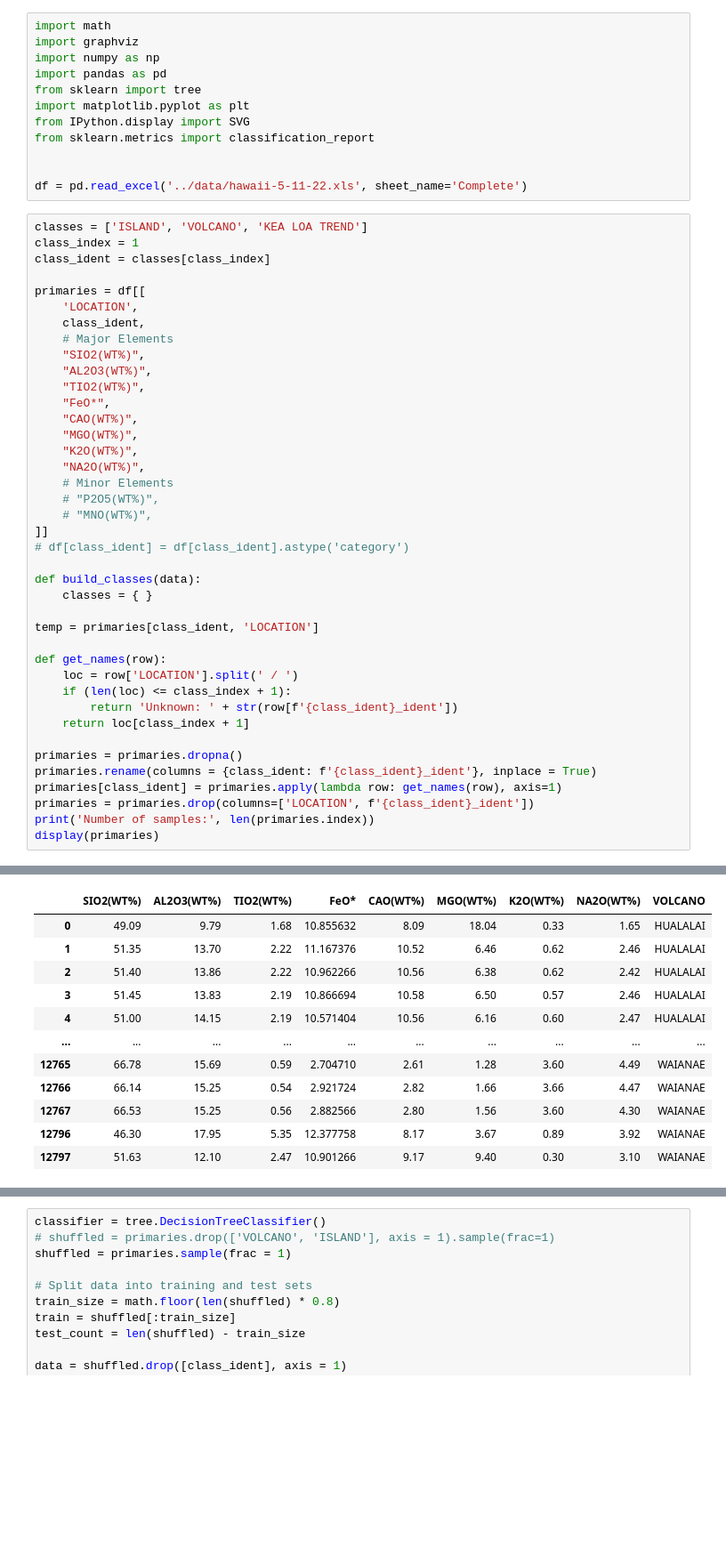
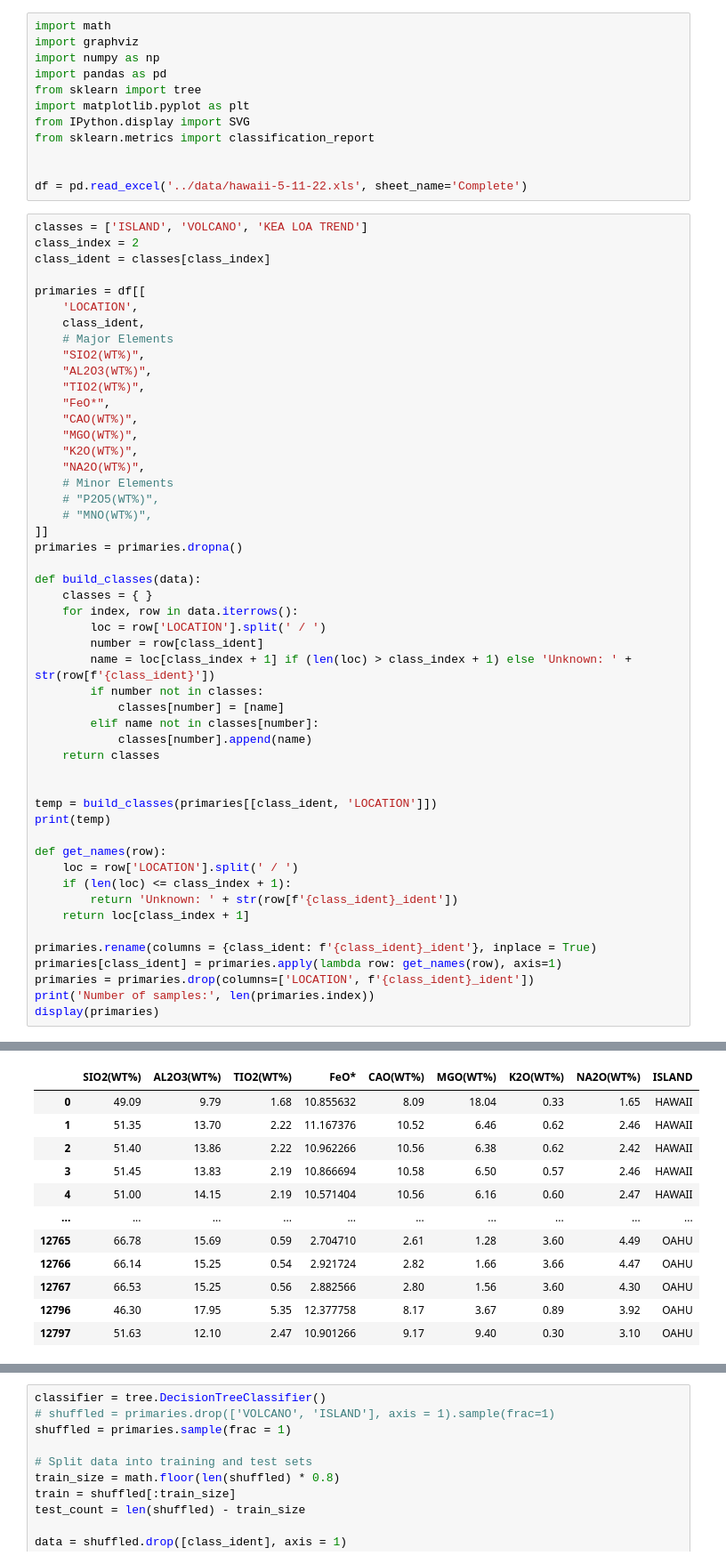
Before and after one commit to miromanestar/LomaGeology, a Jupyter notebook: src/classifer.ipynb, the cells around one changed output, grey strips where cells are left out. Shown at 89% size. Cells and saved outputs as stored; diff of their text form; blank space fills up the shorter version.

Commit message:
Add class name generator

```diff
--- a/src/classifer.ipynb
+++ b/src/classifer.ipynb
@@ -12,7 +12,7 @@ from sklearn.metrics import classification_report
 df = pd.read_excel('../data/hawaii-5-11-22.xls', sheet_name='Complete')
 # %%
 classes = ['ISLAND', 'VOLCANO', 'KEA LOA TREND']
-class_index = 1
+class_index = 2
 class_ident = classes[class_index]
 
 primaries = df[[
@@ -31,12 +31,23 @@ primaries = df[[
     # "P2O5(WT%)",
     # "MNO(WT%)",
 ]]
-# df[class_ident] = df[class_ident].astype('category')
+primaries = primaries.dropna()
 
 def build_classes(data):
     classes = { }
+    for index, row in data.iterrows():
+        loc = row['LOCATION'].split(' / ')
+        number = row[class_ident]
+        name = loc[class_index + 1] if (len(loc) > class_index + 1) else 'Unknown: ' + str(row[f'{class_ident}'])
+        if number not in classes:
+            classes[number] = [name]
+        elif name not in classes[number]:
+            classes[number].append(name)
+    return classes
 
-temp = primaries[class_ident, 'LOCATION']
+
+temp = build_classes(primaries[[class_ident, 'LOCATION']])
+print(temp)
 
 def get_names(row):
     loc = row['LOCATION'].split(' / ')
@@ -44,7 +55,6 @@ def get_names(row):
         return 'Unknown: ' + str(row[f'{class_ident}_ident'])
     return loc[class_index + 1]
 
-primaries = primaries.dropna()
 primaries.rename(columns = {class_ident: f'{class_ident}_ident'}, inplace = True)
 primaries[class_ident] = primaries.apply(lambda row: get_names(row), axis=1)
 primaries = primaries.drop(columns=['LOCATION', f'{class_ident}_ident'])
@@ -54,16 +65,16 @@ display(primaries)
 Number of samples: 2909
-|  | SIO2(WT%) | AL2O3(WT%) | TIO2(WT%) | FeO* | CAO(WT%) | MGO(WT%) | K2O(WT%) | NA2O(WT%) | VOLCANO |
-| 0 | 49.09 | 9.79 | 1.68 | 10.855632 | 8.09 | 18.04 | 0.33 | 1.65 | HUALALAI |
-| 1 | 51.35 | 13.70 | 2.22 | 11.167376 | 10.52 | 6.46 | 0.62 | 2.46 | HUALALAI |
-| 2 | 51.40 | 13.86 | 2.22 | 10.962266 | 10.56 | 6.38 | 0.62 | 2.42 | HUALALAI |
-| 3 | 51.45 | 13.83 | 2.19 | 10.866694 | 10.58 | 6.50 | 0.57 | 2.46 | HUALALAI |
-| 4 | 51.00 | 14.15 | 2.19 | 10.571404 | 10.56 | 6.16 | 0.60 | 2.47 | HUALALAI |
+|  | SIO2(WT%) | AL2O3(WT%) | TIO2(WT%) | FeO* | CAO(WT%) | MGO(WT%) | K2O(WT%) | NA2O(WT%) | ISLAND |
+| 0 | 49.09 | 9.79 | 1.68 | 10.855632 | 8.09 | 18.04 | 0.33 | 1.65 | HAWAII |
+| 1 | 51.35 | 13.70 | 2.22 | 11.167376 | 10.52 | 6.46 | 0.62 | 2.46 | HAWAII |
+| 2 | 51.40 | 13.86 | 2.22 | 10.962266 | 10.56 | 6.38 | 0.62 | 2.42 | HAWAII |
+| 3 | 51.45 | 13.83 | 2.19 | 10.866694 | 10.58 | 6.50 | 0.57 | 2.46 | HAWAII |
+| 4 | 51.00 | 14.15 | 2.19 | 10.571404 | 10.56 | 6.16 | 0.60 | 2.47 | HAWAII |
 | ... | ... | ... | ... | ... | ... | ... | ... | ... | ... |
-| 12765 | 66.78 | 15.69 | 0.59 | 2.704710 | 2.61 | 1.28 | 3.60 | 4.49 | WAIANAE |
-| 12766 | 66.14 | 15.25 | 0.54 | 2.921724 | 2.82 | 1.66 | 3.66 | 4.47 | WAIANAE |
-| 12767 | 66.53 | 15.25 | 0.56 | 2.882566 | 2.80 | 1.56 | 3.60 | 4.30 | WAIANAE |
-| 12796 | 46.30 | 17.95 | 5.35 | 12.377758 | 8.17 | 3.67 | 0.89 | 3.92 | WAIANAE |
-| 12797 | 51.63 | 12.10 | 2.47 | 10.901266 | 9.17 | 9.40 | 0.30 | 3.10 | WAIANAE |
+| 12765 | 66.78 | 15.69 | 0.59 | 2.704710 | 2.61 | 1.28 | 3.60 | 4.49 | OAHU |
+| 12766 | 66.14 | 15.25 | 0.54 | 2.921724 | 2.82 | 1.66 | 3.66 | 4.47 | OAHU |
+| 12767 | 66.53 | 15.25 | 0.56 | 2.882566 | 2.80 | 1.56 | 3.60 | 4.30 | OAHU |
+| 12796 | 46.30 | 17.95 | 5.35 | 12.377758 | 8.17 | 3.67 | 0.89 | 3.92 | OAHU |
+| 12797 | 51.63 | 12.10 | 2.47 | 10.901266 | 9.17 | 9.40 | 0.30 | 3.10 | OAHU |
 2909 rows × 9 columns
 # %%
 classifier = tree.DecisionTreeClassifier()
```
Also changed, not shown: parts of 1 cell of this notebook, 1 other file.
